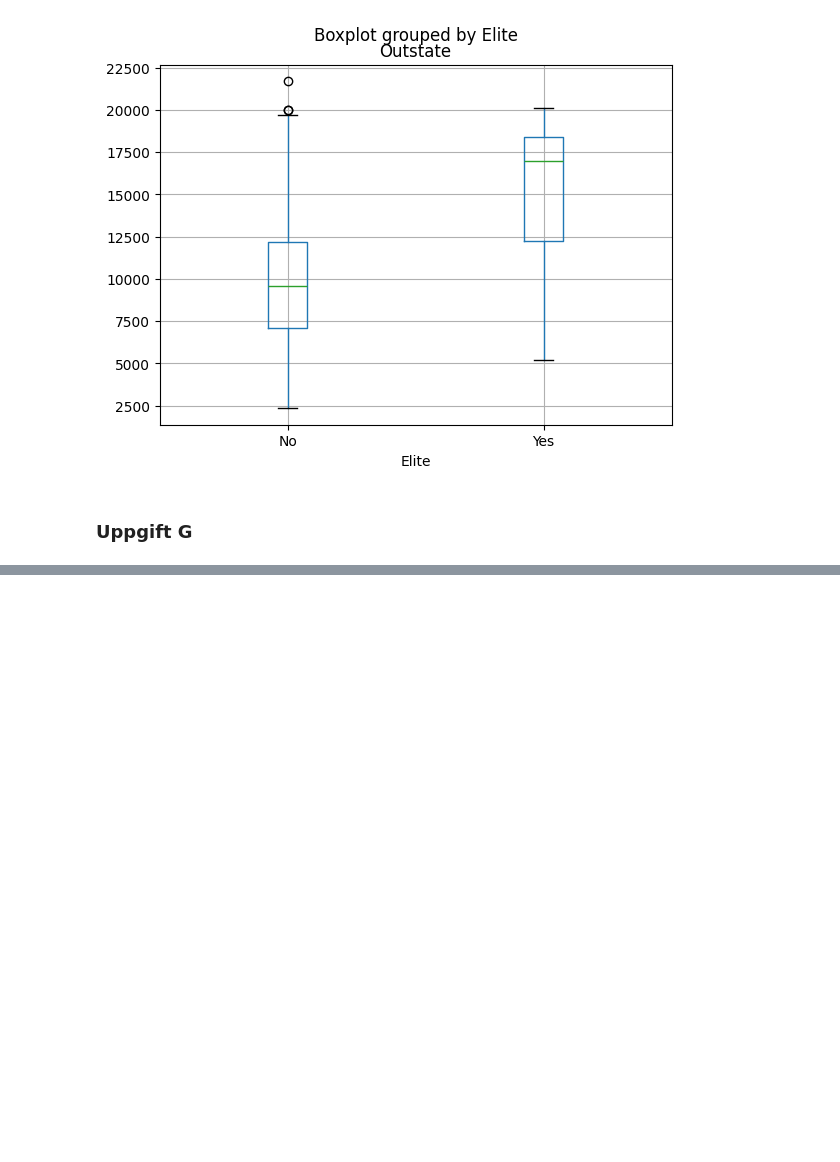
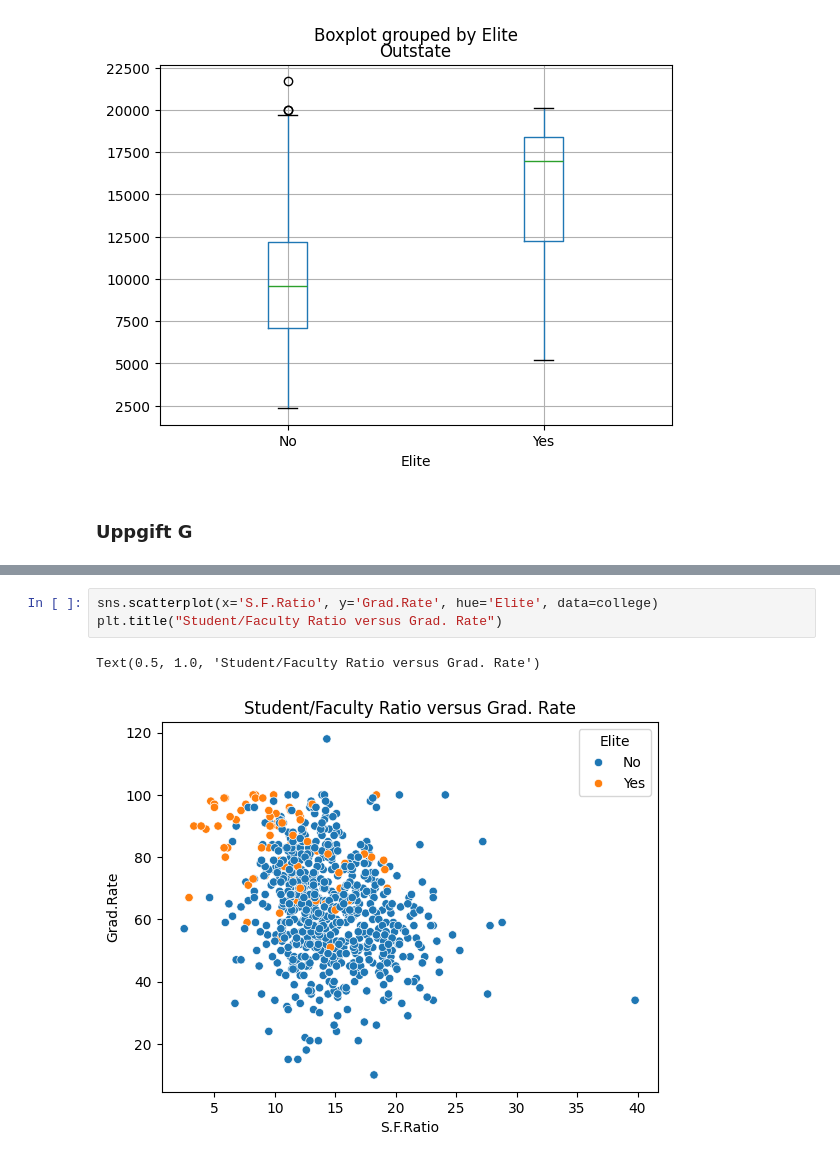
Before and after one commit to kust3n/databehandling-SARA-COSTA, a Jupyter notebook: Laboration/Laboration_Databehandling.ipynb, the cells around one changed output, grey strips where cells are left out. Saved outputs shown, nothing was run; the diff lists cells and outputs as text; blank space fills up the shorter version.

```diff
--- a/Laboration/Laboration_Databehandling.ipynb
+++ b/Laboration/Laboration_Databehandling.ipynb
@@ -126,0 +138,6 @@ college["Accept"].plot.hist(bins=100, ax=axes[1,1], title="Accepted applicants")
+# %%
+sns.scatterplot(x='S.F.Ratio', y='Grad.Rate', hue='Elite', data=college)
+plt.title("Student/Faculty Ratio versus Grad. Rate")
+# %% [output]
+Text(0.5, 1.0, 'Student/Faculty Ratio versus Grad. Rate')
+[figure, added]
```
Also changed, not shown: parts of 6 cells of this notebook.
